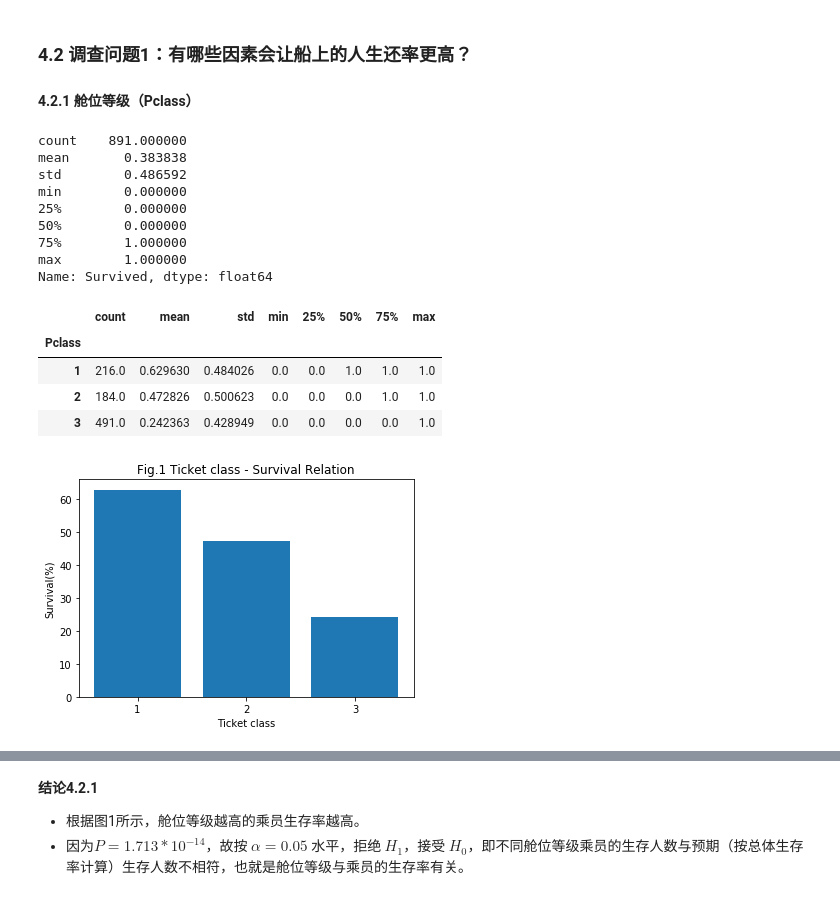
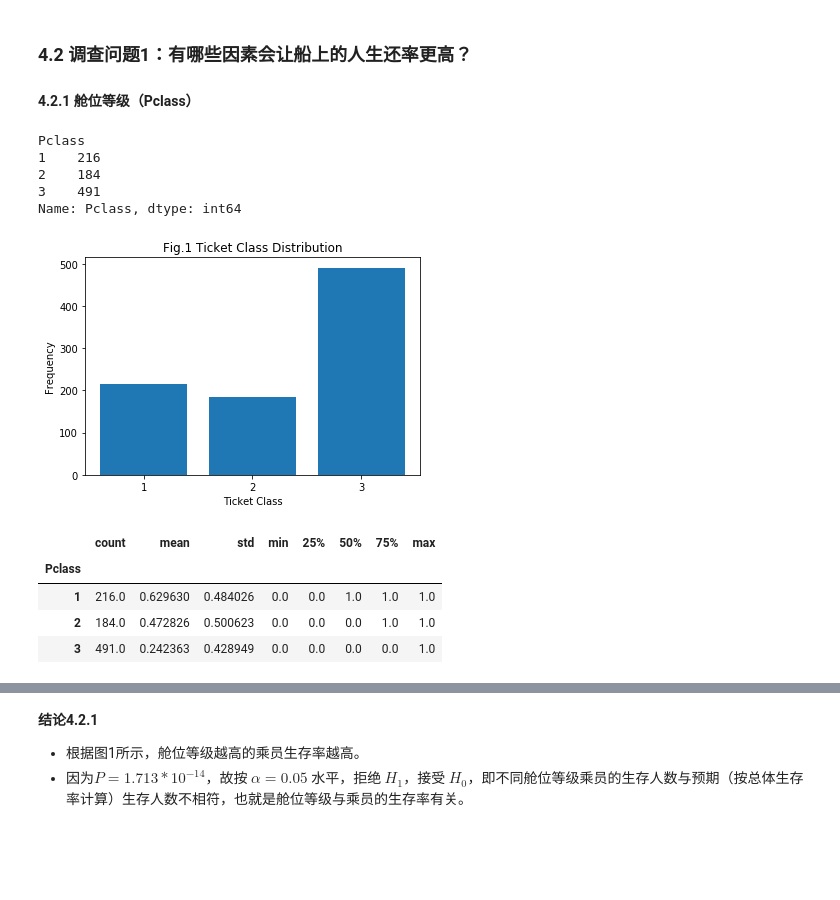
Before and after one commit to DiabloCC/UdacityCourse, a Jupyter notebook: p4/report/p4_tatanic_report.ipynb, the cells around one changed output, grey strips where cells are left out. Drawn from its saved outputs; the diff is of its cells as text; code cells hidden in the pictures; blank space fills up the shorter version.

```diff
--- a/p4/report/p4_tatanic_report.ipynb
+++ b/p4/report/p4_tatanic_report.ipynb
@@ -158,19 +128,39 @@ Name: Embarked, dtype: object
 # %% [markdown]
 ### 4.2 调查问题1：有哪些因素会让船上的人生还率更高？
 #### 4.2.1 舱位等级（Pclass）
-# %%
-# 总体生存率情况
-original_df['Survived'].describe()
-# %% [output]
-count    891.000000
-mean       0.383838
-std        0.486592
-min        0.000000
-25%        0.000000
-50%        0.000000
-75%        1.000000
-max        1.000000
-Name: Survived, dtype: float64
+# %%
+figure_num = 0 #图号
+
+def show_column_distribution(df, column, column_label, plottype='bar', tick_label=None):
+    '''
+    打印指定变量频数分布
+    参数            类型                描述
+    df              pandas.DataFrame    待分析数据
+    column          string              指定自变量
+    column_label    string              自变量标签
+    plottype        string              图标类型：bar, hist
+    tick_label      list                分组标签
+    '''
+    global figure_num
+    group_data = df.groupby(column)[column]
+    group_count = group_data.count()
+    print group_count
+    plt.bar(group_count.index, group_count.values, tick_label=group_count.index if not tick_label else tick_label)
+    plt.xlabel(column_label)
+    plt.ylabel('Frequency')
+    figure_num = figure_num + 1
+    plt.title('Fig.{} {} Distribution'.format(figure_num, column_label))
+    plt.show()
+# %%
+# 不同舱位人数分布
+show_column_distribution(original_df,'Pclass','Ticket Class')
+# %% [output]
+Pclass
+1    216
+2    184
+3    491
+Name: Pclass, dtype: int64
+[figure, added]
 # %%
 # 不同舱位等级乘员的生存率情况
 original_df.groupby('Pclass')['Survived'].describe()
@@ -180,14 +170,3 @@ original_df.groupby('Pclass')['Survived'].describe()
 | 1 | 216.0 | 0.629630 | 0.484026 | 0.0 | 0.0 | 1.0 | 1.0 | 1.0 |
 | 2 | 184.0 | 0.472826 | 0.500623 | 0.0 | 0.0 | 0.0 | 1.0 | 1.0 |
 | 3 | 491.0 | 0.242363 | 0.428949 | 0.0 | 0.0 | 0.0 | 0.0 | 1.0 |
-# %%
-# 不同舱位等级生存率比较
-survived_group = original_df.groupby('Pclass')['Survived']
-pclass_mean = survived_group.mean()
-plt.bar(pclass_mean.index, pclass_mean.values*100, tick_label=pclass_mean.index)
-plt.xlabel('Ticket class')
-plt.ylabel('Survival(%)')
-plt.title('Fig.1 Ticket class - Survival Relation')
-plt.show()
-# %% [output]
-[figure, removed]
```
Also changed, not shown: parts of 41 cells of this notebook.
